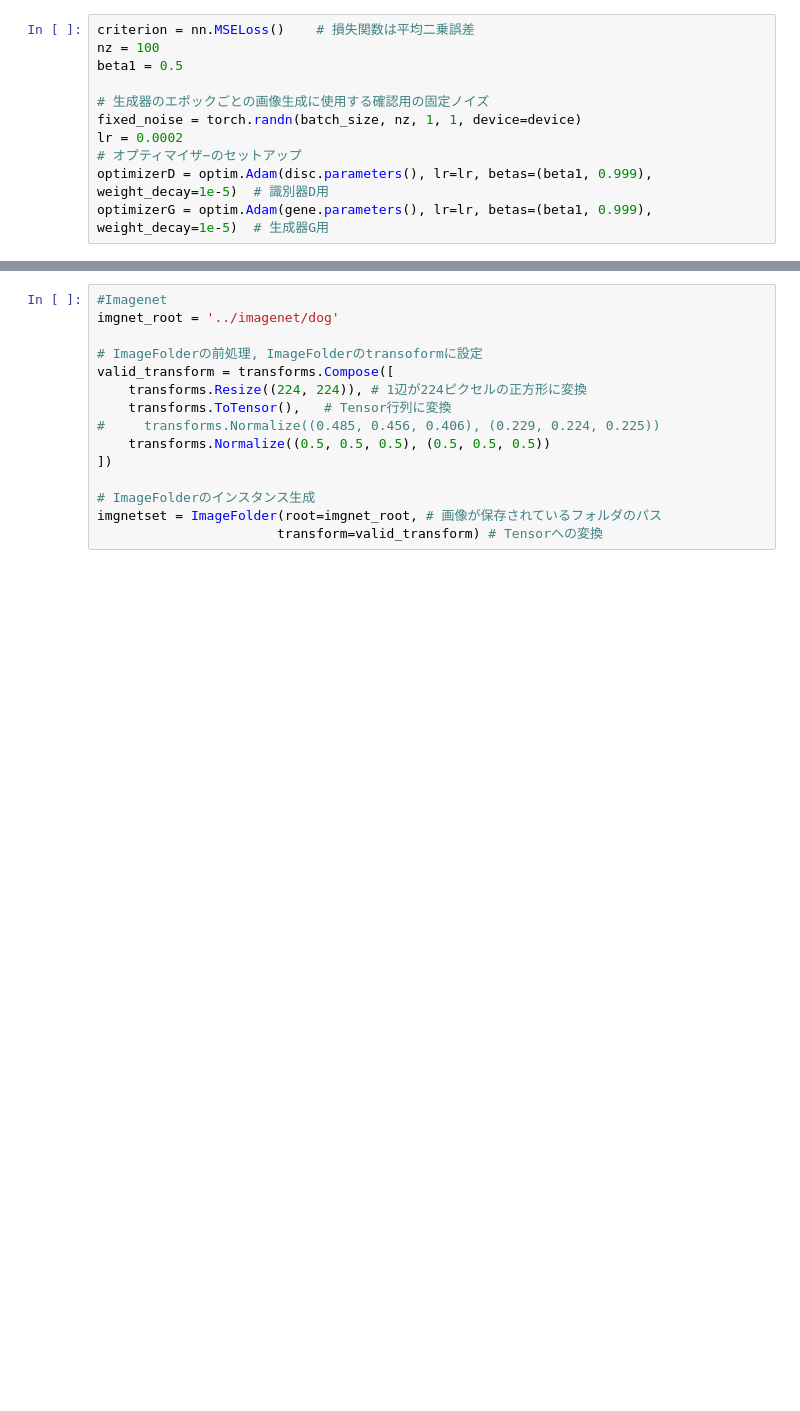
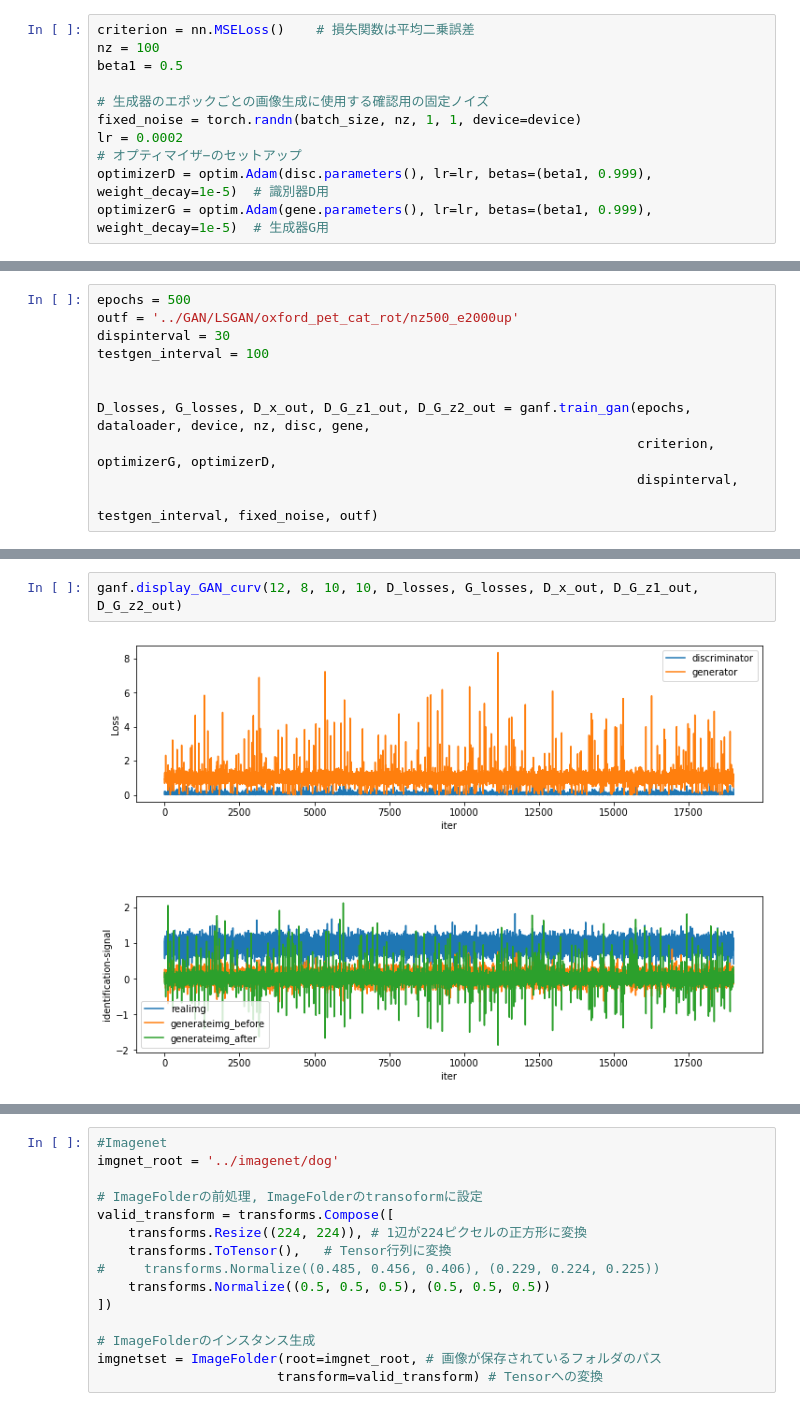
Before and after one commit to k-kw/ipynb, a Jupyter notebook: gan.ipynb, the cells around one changed output, grey strips where cells are left out. Saved outputs shown, nothing was run; the diff lists cells and outputs as text; blank space fills up the shorter version.

```diff
--- a/gan.ipynb
+++ b/gan.ipynb
@@ -345,0 +464,11 @@ ganf.display_GAN_curv(12, 8, 10, 10, D_losses, G_losses, D_x_out, D_G_z1_out, D_
+# %%
+epochs = 500
+outf = '../GAN/LSGAN/oxford_pet_cat_rot/nz500_e2000up'
+dispinterval = 30
+testgen_interval = 100
+
+
+D_losses, G_losses, D_x_out, D_G_z1_out, D_G_z2_out = ganf.train_gan(epochs, dataloader, device, nz, disc, gene,
+                                                                     criterion, optimizerG, optimizerD,
+                                                                     dispinterval,
+                                                                     testgen_interval, fixed_noise, outf)
@@ -345,0 +493,4 @@ ganf.display_GAN_curv(12, 8, 10, 10, D_losses, G_losses, D_x_out, D_G_z1_out, D_
+# %%
+ganf.display_GAN_curv(12, 8, 10, 10, D_losses, G_losses, D_x_out, D_G_z1_out, D_G_z2_out)
+# %% [output]
+[figure, added]
```
Also changed, not shown: parts of 17 cells of this notebook.
